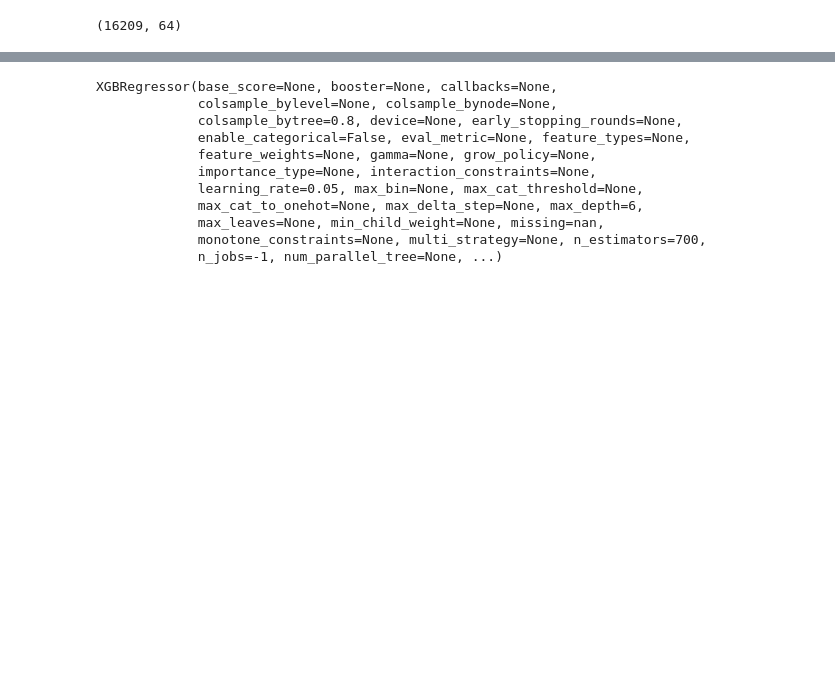
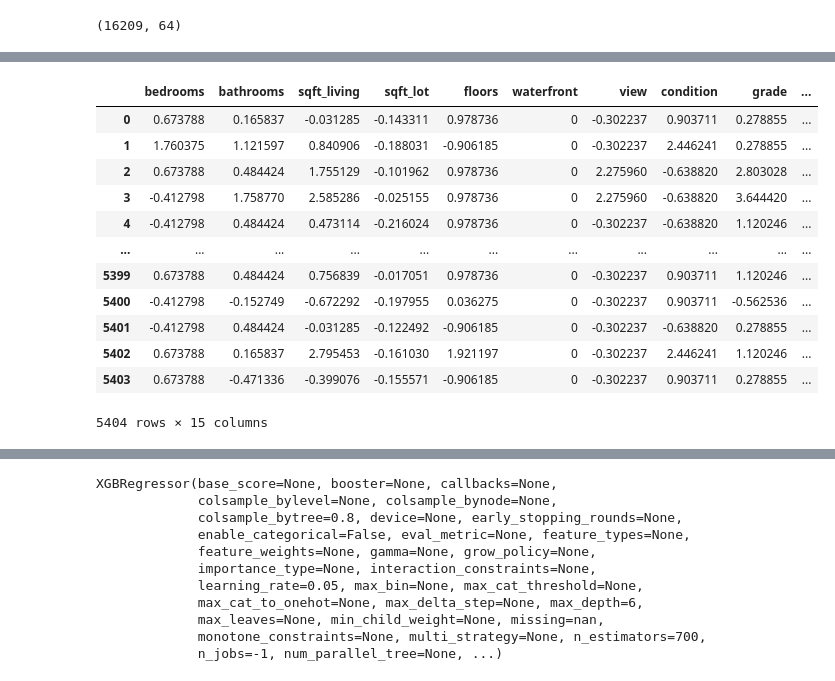
Before and after one commit to abhinav772007/Imagery-Based-Property_Valuation, a Jupyter notebook: model.ipynb, the cells around one changed output, grey strips where cells are left out. Cells and saved outputs as stored; diff of their text form; code cells hidden in the pictures; blank space fills up the shorter version.

```diff
--- a/model.ipynb
+++ b/model.ipynb
@@ -204,3 +229,20 @@ X_img = np.vstack(embeddings)
 print(X_img.shape)
 # %% [output]
 (16209, 512)
+# %%
+# testing data
+BASE_PATH = "data"
+test_X_tab = pd.read_csv(f"test_cleaned_tabular.csv")
+embeddings = []
+EMB_DIR = f"{BASE_PATH}/test_image_embeddings"
+for i in range(len(test_X_tab)):
+    emb_path = os.path.join(EMB_DIR,f"{i}.npy")
+
+    if not os.path.exists(emb_path):
+        raise FileNotFoundError(f"Missing embedding:{emb_path}")
+
+    emb=np.load(emb_path)
+    embeddings.append(emb)
+
+X_test_img=np.vstack(embeddings)
+print(X_test_img.shape)
@@ -227 +301,18 @@ X_img_pca.shape
+# %%
+test_X_tab=test_X_tab.drop(columns=["zipcode"])
+test_X_tab
+# %% [output]
+|  | bedrooms | bathrooms | sqft_living | sqft_lot | floors | waterfront | view | condition | grade | ... |
+| 0 | 0.673788 | 0.165837 | -0.031285 | -0.143311 | 0.978736 | 0 | -0.302237 | 0.903711 | 0.278855 | ... |
+| 1 | 1.760375 | 1.121597 | 0.840906 | -0.188031 | -0.906185 | 0 | -0.302237 | 2.446241 | 0.278855 | ... |
+| 2 | 0.673788 | 0.484424 | 1.755129 | -0.101962 | 0.978736 | 0 | 2.275960 | -0.638820 | 2.803028 | ... |
+| 3 | -0.412798 | 1.758770 | 2.585286 | -0.025155 | 0.978736 | 0 | 2.275960 | -0.638820 | 3.644420 | ... |
+| 4 | -0.412798 | 0.484424 | 0.473114 | -0.216024 | 0.978736 | 0 | -0.302237 | -0.638820 | 1.120246 | ... |
+| ... | ... | ... | ... | ... | ... | ... | ... | ... | ... | ... |
+| 5399 | 0.673788 | 0.484424 | 0.756839 | -0.017051 | 0.978736 | 0 | -0.302237 | 0.903711 | 1.120246 | ... |
+| 5400 | -0.412798 | -0.152749 | -0.672292 | -0.197955 | 0.036275 | 0 | -0.302237 | 0.903711 | -0.562536 | ... |
+| 5401 | -0.412798 | 0.484424 | -0.031285 | -0.122492 | -0.906185 | 0 | -0.302237 | -0.638820 | 0.278855 | ... |
+| 5402 | 0.673788 | 0.165837 | 2.795453 | -0.161030 | 1.921197 | 0 | -0.302237 | 2.446241 | 1.120246 | ... |
+| 5403 | 0.673788 | -0.471336 | -0.399076 | -0.155571 | -0.906185 | 0 | -0.302237 | 0.903711 | 0.278855 | ... |
+5404 rows × 15 columns
 # %%
```
Also changed, not shown: parts of 22 cells of this notebook.
